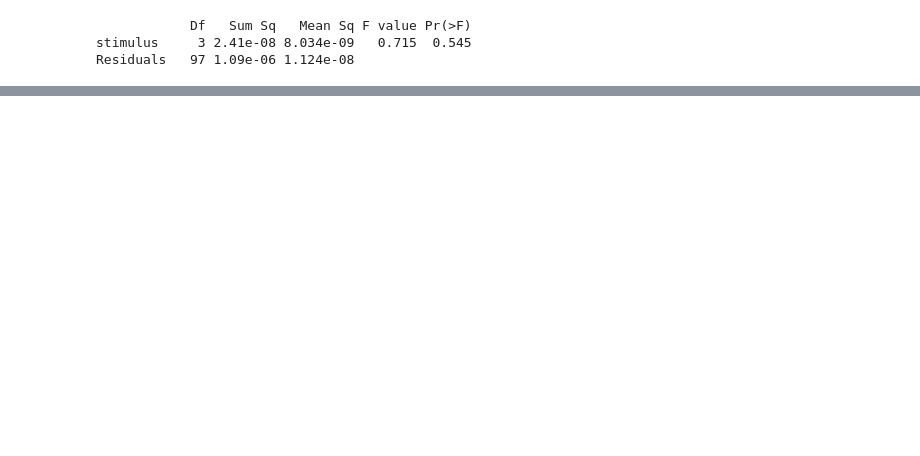
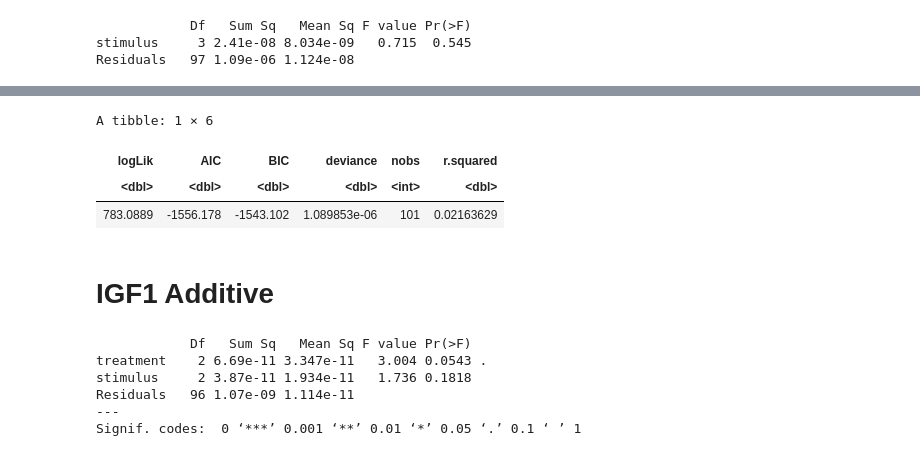
Before and after one commit to samson-bakos/Rodent-Neuro-Analysis, a Jupyter notebook: expl_notebook.ipynb, the cells around one changed output, grey strips where cells are left out. Cells and saved outputs as stored; diff of their text form; code cells hidden in the pictures; blank space fills up the shorter version.

```diff
--- a/expl_notebook.ipynb
+++ b/expl_notebook.ipynb
@@ -143,0 +149,19 @@ Switch everything to Anova using bonferroni correction. Add some data viz
+# %%
+glance(igfbp3_stim)
+# %% [output]
+A tibble: 1 × 6
+| logLik | AIC | BIC | deviance | nobs | r.squared |
+| <dbl> | <dbl> | <dbl> | <dbl> | <int> | <dbl> |
+| 783.0889 | -1556.178 | -1543.102 | 1.089853e-06 | 101 | 0.02163629 |
+# %% [markdown]
+# IGF1 Additive
+# %%
+igf1_add <- aov(IGF1~ treatment + stimulus, data)
+summary(igf1_add)
+# %% [output]
+            Df   Sum Sq   Mean Sq F value Pr(>F)
+treatment    2 6.69e-11 3.347e-11   3.004 0.0543 .
+stimulus     2 3.87e-11 1.934e-11   1.736 0.1818
+Residuals   96 1.07e-09 1.114e-11
+---
+Signif. codes:  0 ‘***’ 0.001 ‘**’ 0.01 ‘*’ 0.05 ‘.’ 0.1 ‘ ’ 1
```
Also changed, not shown: parts of 12 cells of this notebook.
